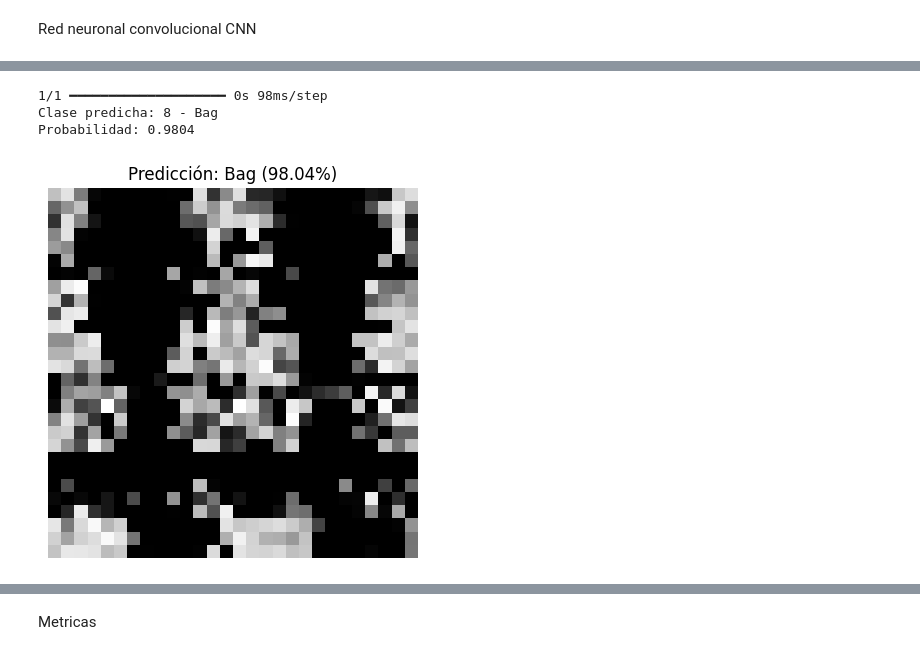
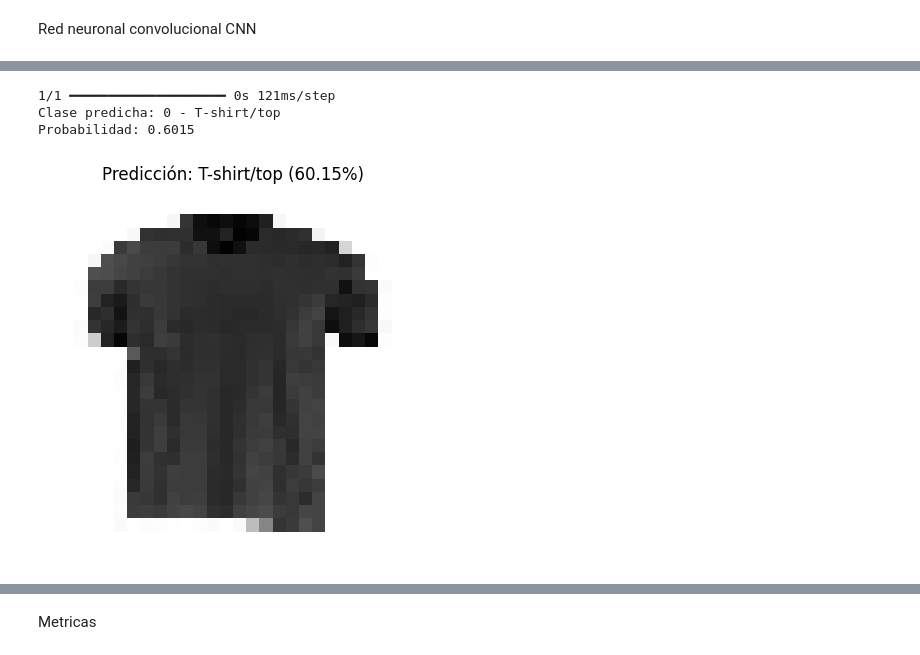
Before and after one commit to luisleonb/Proyecto_M8_ABP, a Jupyter notebook: Proyecto_Módulo_8_ABP.ipynb, the cells around one changed output, grey strips where cells are left out. Cells and saved outputs as stored; diff of their text form; code cells hidden in the pictures.

```diff
--- a/Proyecto_Módulo_8_ABP.ipynb
+++ b/Proyecto_Módulo_8_ABP.ipynb
@@ -358,24 +367,24 @@ def cargar_y_preprocesar_imagen(ruta_imagen):
     return img_array, img
 # %%
 # Ruta de ejemplo: sube una imagen a Colab y coloca el path aquí
-ruta_imagen = "fashion-mnist-sprite.png"  # Cambiar por el nombre real del archivo
+ruta_imagen = "polera.jpeg"  # Cambiar por el nombre real del archivo
 
 img_array, img_original = cargar_y_preprocesar_imagen(ruta_imagen)
 
 # Predicción con el modelo convolutivo entrenado
 predicciones = model_cnn.predict(img_array)
 clase_predicha = np.argmax(predicciones[0])
 probabilidad = np.max(predicciones[0])
 
 print(f"Clase predicha: {clase_predicha} - {class_names[clase_predicha]}")
 print(f"Probabilidad: {probabilidad:.4f}")
 
 plt.imshow(img_original, cmap="gray")
 plt.title(f"Predicción: {class_names[clase_predicha]} ({probabilidad:.2%})")
 plt.axis("off")
 plt.show()
 # %% [output]
-1/1 ━━━━━━━━━━━━━━━━━━━━ 0s 98ms/step
-Clase predicha: 8 - Bag
-Probabilidad: 0.9804
+1/1 ━━━━━━━━━━━━━━━━━━━━ 0s 121ms/step
+Clase predicha: 0 - T-shirt/top
+Probabilidad: 0.6015
-[figure, old version]
+[figure, new version]
```
Also changed, not shown: parts of 12 cells of this notebook.
